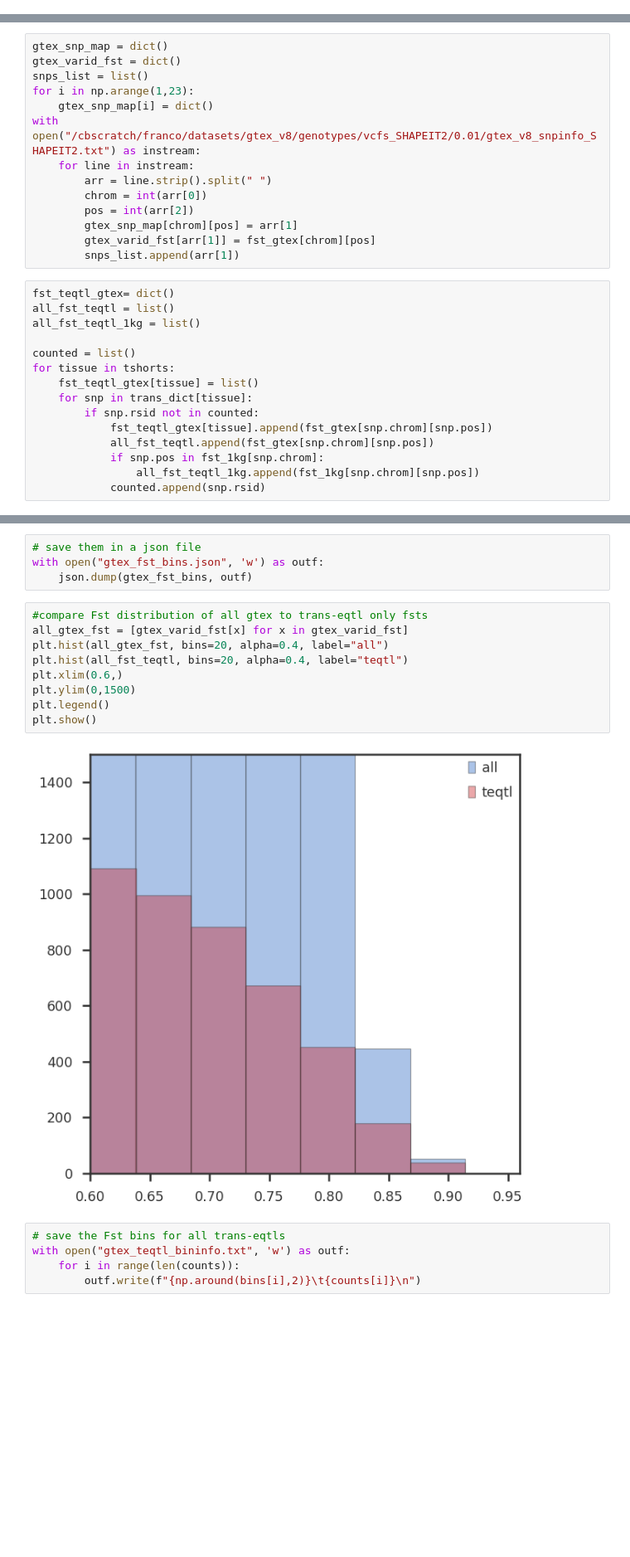
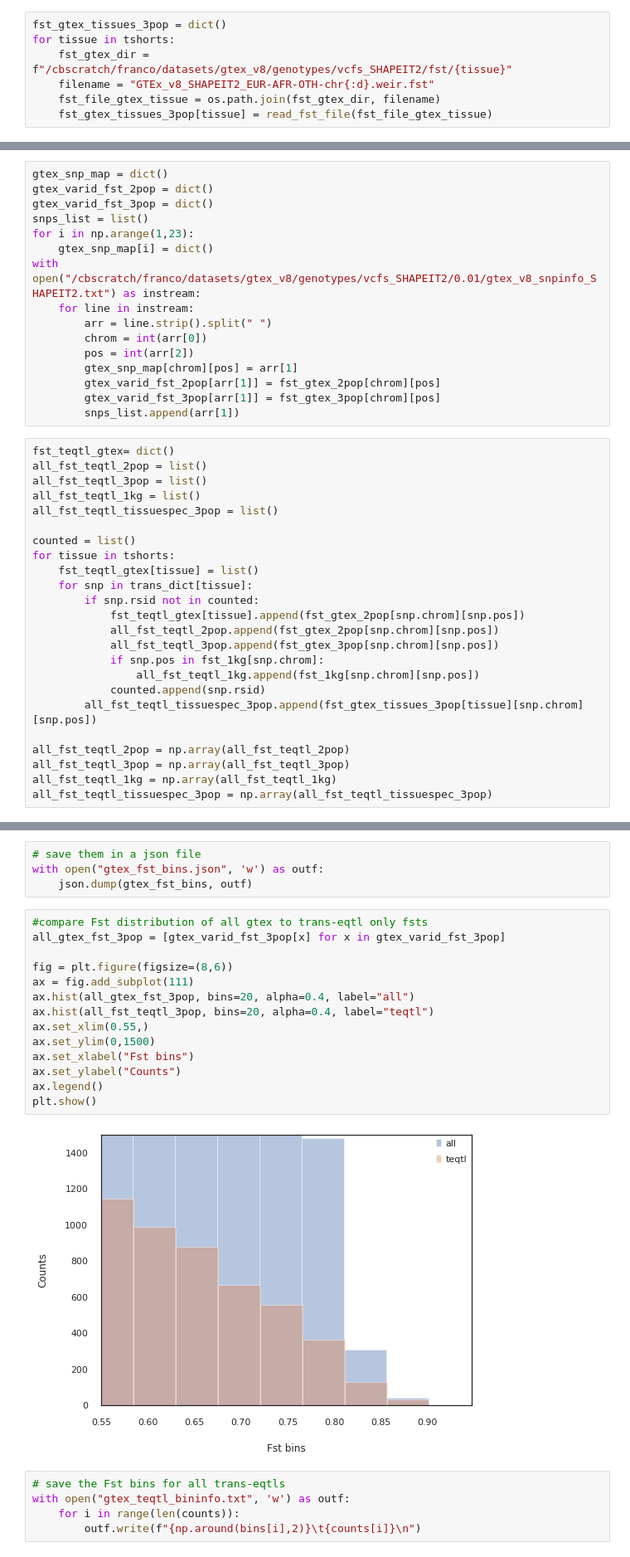
Before and after one commit to banskt/trans-eqtl-pipeline, a Jupyter notebook: analysis/jupyter/fst_analysis/fst_distributions_binning_and_backgrounds.ipynb, the cells around one changed output, grey strips where cells are left out. Shown at 83% size. Drawn from its saved outputs; the diff is of its cells as text; blank space fills up the shorter version.

```diff
--- a/analysis/jupyter/fst_analysis/fst_distributions_binning_and_backgrounds.ipynb
+++ b/analysis/jupyter/fst_analysis/fst_distributions_binning_and_backgrounds.ipynb
@@ -45 +63,8 @@ fst_gtex = read_fst_file(fst_file_gtex)
+# %%
+fst_gtex_tissues_3pop = dict()
+for tissue in tshorts:
+    fst_gtex_dir = f"/cbscratch/franco/datasets/gtex_v8/genotypes/vcfs_SHAPEIT2/fst/{tissue}"
+    filename = "GTEx_v8_SHAPEIT2_EUR-AFR-OTH-chr{:d}.weir.fst"
+    fst_file_gtex_tissue = os.path.join(fst_gtex_dir, filename)
+    fst_gtex_tissues_3pop[tissue] = read_fst_file(fst_file_gtex_tissue)
 # %%
@@ -140,7 +182,8 @@ Loading  va has 0 trans-eqtls
 Loading  wb has 6269 trans-eqtls
 # %%
 gtex_snp_map = dict()
-gtex_varid_fst = dict()
+gtex_varid_fst_2pop = dict()
+gtex_varid_fst_3pop = dict()
 snps_list = list()
 for i in np.arange(1,23):
     gtex_snp_map[i] = dict()
@@ -150,21 +193,31 @@ with open("/cbscratch/franco/datasets/gtex_v8/genotypes/vcfs_SHAPEIT2/0.01/gtex_
         chrom = int(arr[0])
         pos = int(arr[2])
         gtex_snp_map[chrom][pos] = arr[1]
-        gtex_varid_fst[arr[1]] = fst_gtex[chrom][pos]
+        gtex_varid_fst_2pop[arr[1]] = fst_gtex_2pop[chrom][pos]
+        gtex_varid_fst_3pop[arr[1]] = fst_gtex_3pop[chrom][pos]
         snps_list.append(arr[1])
 # %%
 fst_teqtl_gtex= dict()
-all_fst_teqtl = list()
+all_fst_teqtl_2pop = list()
+all_fst_teqtl_3pop = list()
 all_fst_teqtl_1kg = list()
+all_fst_teqtl_tissuespec_3pop = list()
 
 counted = list()
 for tissue in tshorts:
     fst_teqtl_gtex[tissue] = list()
     for snp in trans_dict[tissue]:
         if snp.rsid not in counted:
-            fst_teqtl_gtex[tissue].append(fst_gtex[snp.chrom][snp.pos])
-            all_fst_teqtl.append(fst_gtex[snp.chrom][snp.pos])
+            fst_teqtl_gtex[tissue].append(fst_gtex_2pop[snp.chrom][snp.pos])
+            all_fst_teqtl_2pop.append(fst_gtex_2pop[snp.chrom][snp.pos])
+            all_fst_teqtl_3pop.append(fst_gtex_3pop[snp.chrom][snp.pos])
             if snp.pos in fst_1kg[snp.chrom]:
                 all_fst_teqtl_1kg.append(fst_1kg[snp.chrom][snp.pos])
             counted.append(snp.rsid)
+        all_fst_teqtl_tissuespec_3pop.append(fst_gtex_tissues_3pop[tissue][snp.chrom][snp.pos])
+
+all_fst_teqtl_2pop = np.array(all_fst_teqtl_2pop)
+all_fst_teqtl_3pop = np.array(all_fst_teqtl_3pop)
+all_fst_teqtl_1kg = np.array(all_fst_teqtl_1kg)
+all_fst_teqtl_tissuespec_3pop = np.array(all_fst_teqtl_tissuespec_3pop)
 # %%
@@ -202,15 +293,20 @@ with open("gtex_fst_bins.json", 'w') as outf:
     json.dump(gtex_fst_bins, outf)
 # %%
 #compare Fst distribution of all gtex to trans-eqtl only fsts
-all_gtex_fst = [gtex_varid_fst[x] for x in gtex_varid_fst]
-plt.hist(all_gtex_fst, bins=20, alpha=0.4, label="all")
-plt.hist(all_fst_teqtl, bins=20, alpha=0.4, label="teqtl")
-plt.xlim(0.6,)
-plt.ylim(0,1500)
-plt.legend()
+all_gtex_fst_3pop = [gtex_varid_fst_3pop[x] for x in gtex_varid_fst_3pop]
+
+fig = plt.figure(figsize=(8,6))
+ax = fig.add_subplot(111)
+ax.hist(all_gtex_fst_3pop, bins=20, alpha=0.4, label="all")
+ax.hist(all_fst_teqtl_3pop, bins=20, alpha=0.4, label="teqtl")
+ax.set_xlim(0.55,)
+ax.set_ylim(0,1500)
+ax.set_xlabel("Fst bins")
+ax.set_ylabel("Counts")
+ax.legend()
 plt.show()
 # %% [output]
-[figure, old version]
+[figure, new version]
 # %%
 # save the Fst bins for all trans-eqtls
 with open("gtex_teqtl_bininfo.txt", 'w') as outf:
```
Also changed, not shown: parts of 22 cells of this notebook, 12 other files.
